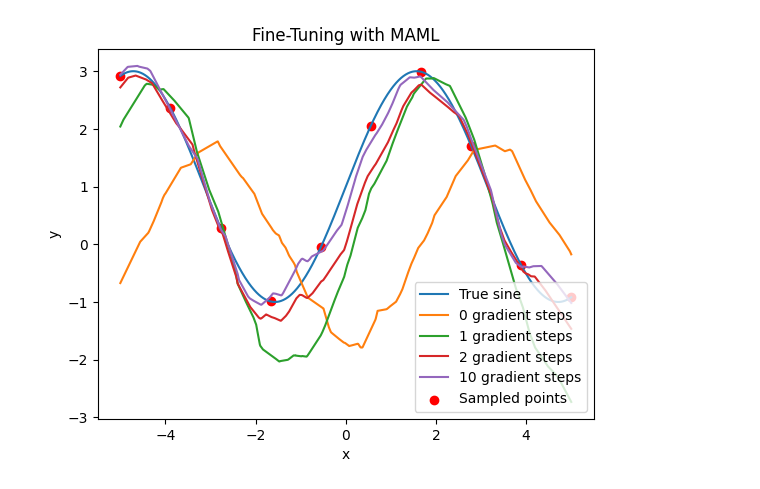
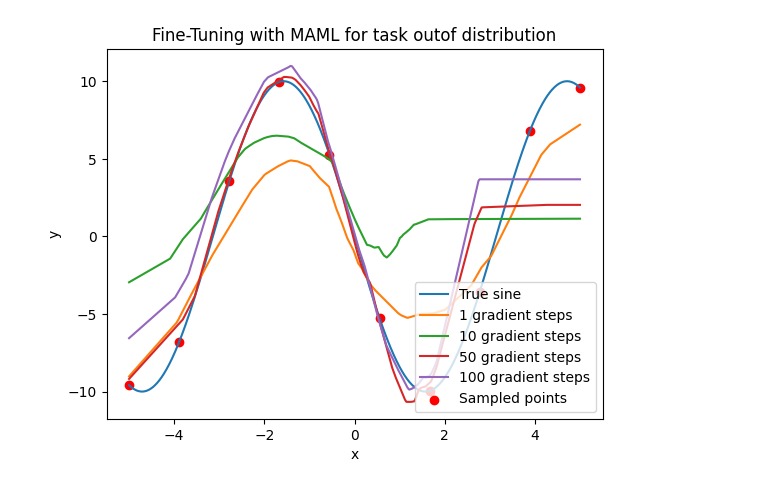
Before and after one commit to kristmro/testingSin, a Jupyter notebook: ground/run.ipynb, the cells around one changed output. Saved outputs shown, nothing was run; the diff lists cells and outputs as text; code cells hidden in the pictures.

Commit message:
fomaml is working and updated the run. file

```diff
--- a/ground/run.ipynb
+++ b/ground/run.ipynb
@@ -64,0 +387,17 @@ Model successfully saved to /home/kristmro/workspace/MetaLearningCodes/TestingSi
+# %%
+# Example usage
+task_distribution = SinusoidRegressionTaskDistribution()
+task = task_distribution.sampleTask()
+
+# List of models: (model_name, model_path)
+models = [
+    ("MAML", "/home/kristmro/workspace/MetaLearningCodes/TestingSin/savedModels/maml-reproduce.keras"),
+    ("FOMAML", "/home/kristmro/workspace/MetaLearningCodes/TestingSin/savedModels/fomaml-reproduce.keras"),
+    ("Basline", "/home/kristmro/workspace/MetaLearningCodes/TestingSin/savedModels/model.keras"),
+]
+
+# Compute losses
+stepwise_losses = compute_stepwise_loss(models, task, max_steps=10)
+
+# Plot the losses
+plot_model_comparisons(stepwise_losses, max_steps=10)
@@ -65,8 +409,8 @@ Model successfully saved to /home/kristmro/workspace/MetaLearningCodes/TestingSi
 # %%
 
-# Define the task (sinusoidal function)
+# Define the out of distribution task
 def task(x):
-    return 2 * tf.sin(x)+1
+    return 10 * tf.sin(x+np.pi)
 
 # Generate training data points (xs, ys)
 xs = tf.reshape(tf.linspace(-5., 5., 10), (10, 1))  # 10 sample points
@@ -76,48 +420,46 @@ ys = task(xs)
 x = tf.reshape(tf.linspace(-5., 5., 1000), (1000, 1))  # 1000 points for plotting
 plt.plot(x, task(x), label="True sine")
 
-# Assume the MAML model is loaded
-# Replace `maml_model` with your actual loaded MAML model variable
-# Example: maml_model = tf.keras.models.load_model('<your_saved_model_path>')
+# Assume the model is loaded
 maml_model = tf.keras.models.load_model('/home/kristmro/workspace/MetaLearningCodes/TestingSin/savedModels/maml-reproduce.keras')
 
 # Define a custom loss function (Mean Squared Error)
 loss_fn = tf.keras.losses.MeanSquaredError()
 
 # Fine-tuning loop
-for n_steps in [0, 1, 2, 10]:
+for n_steps in [1, 10, 50, 100]:
     # Initialize the model's trainable weights for fine-tuning
     updated_weights = maml_model.trainable_weights
 
     # Perform fine-tuning steps
     for step in range(n_steps):
         with tf.GradientTape() as tape:
             # Compute the loss on the current task
             predictions = maml_model(xs)
             loss = loss_fn(ys, predictions)
 
         # Compute gradients
         grads = tape.gradient(loss, maml_model.trainable_weights)
 
         # Apply gradients to update the weights
         for w, g in zip(updated_weights, grads):
             w.assign_sub(0.01 * g)  # Learning rate = 0.01
 
     # Make predictions with updated weights
     maml_model.set_weights(updated_weights)  # Apply updated weights
     predictions = maml_model(x)
 
     # Plot the predictions
     plt.plot(x, predictions, label=f"{n_steps} gradient steps")
 
 # Plot the training points
 plt.scatter(xs, ys, color='red', label='Sampled points')
 
 # Finalize the plot
-plt.title('Fine-Tuning with MAML')
+plt.title('Fine-Tuning with MAML for task outof distribution')
 plt.xlabel('x')
 plt.ylabel('y')
 plt.legend()
 plt.show()
 # %% [output]
-[figure, old version]
+[figure, new version]
```
Also changed, not shown: parts of 15 cells of this notebook, 6 other files.
